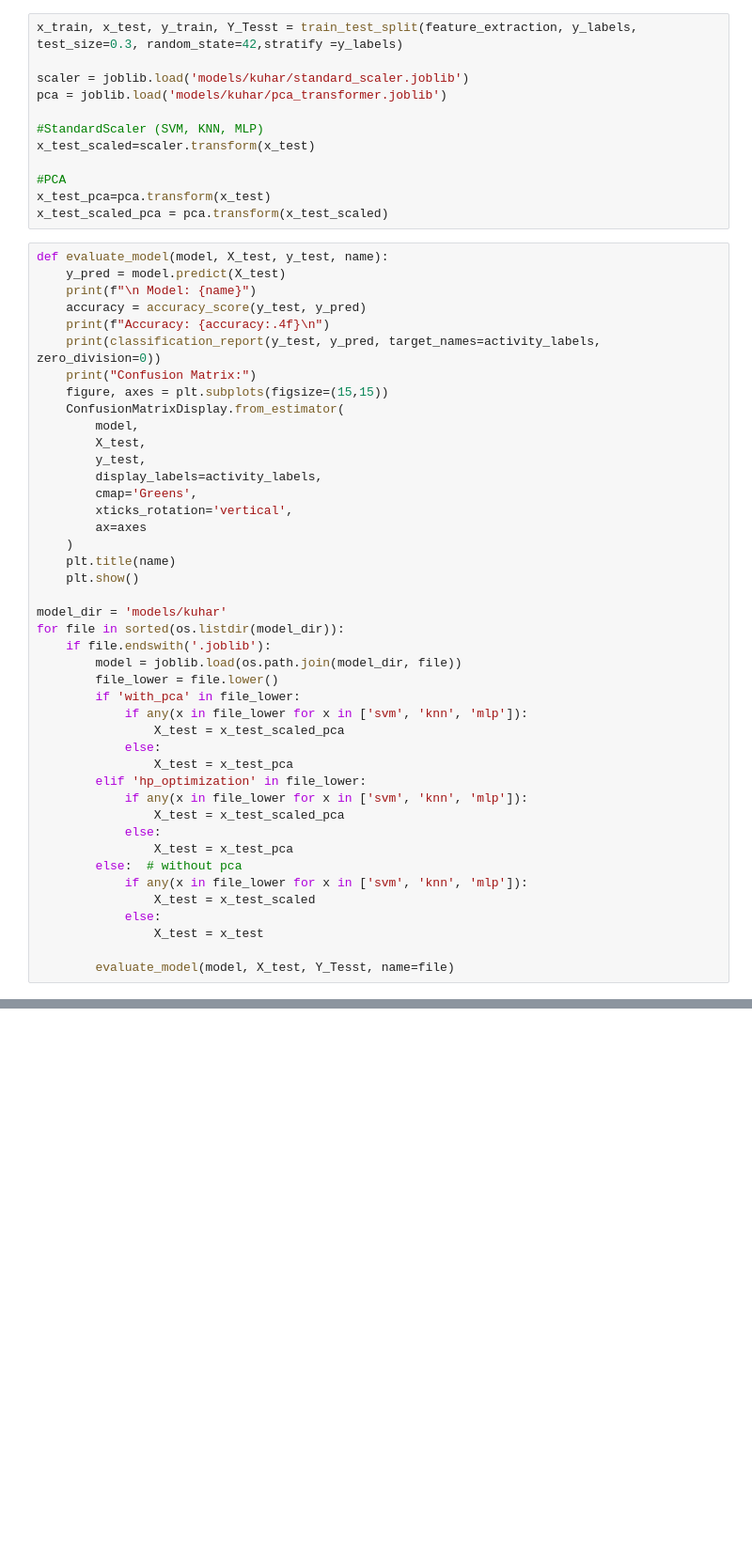
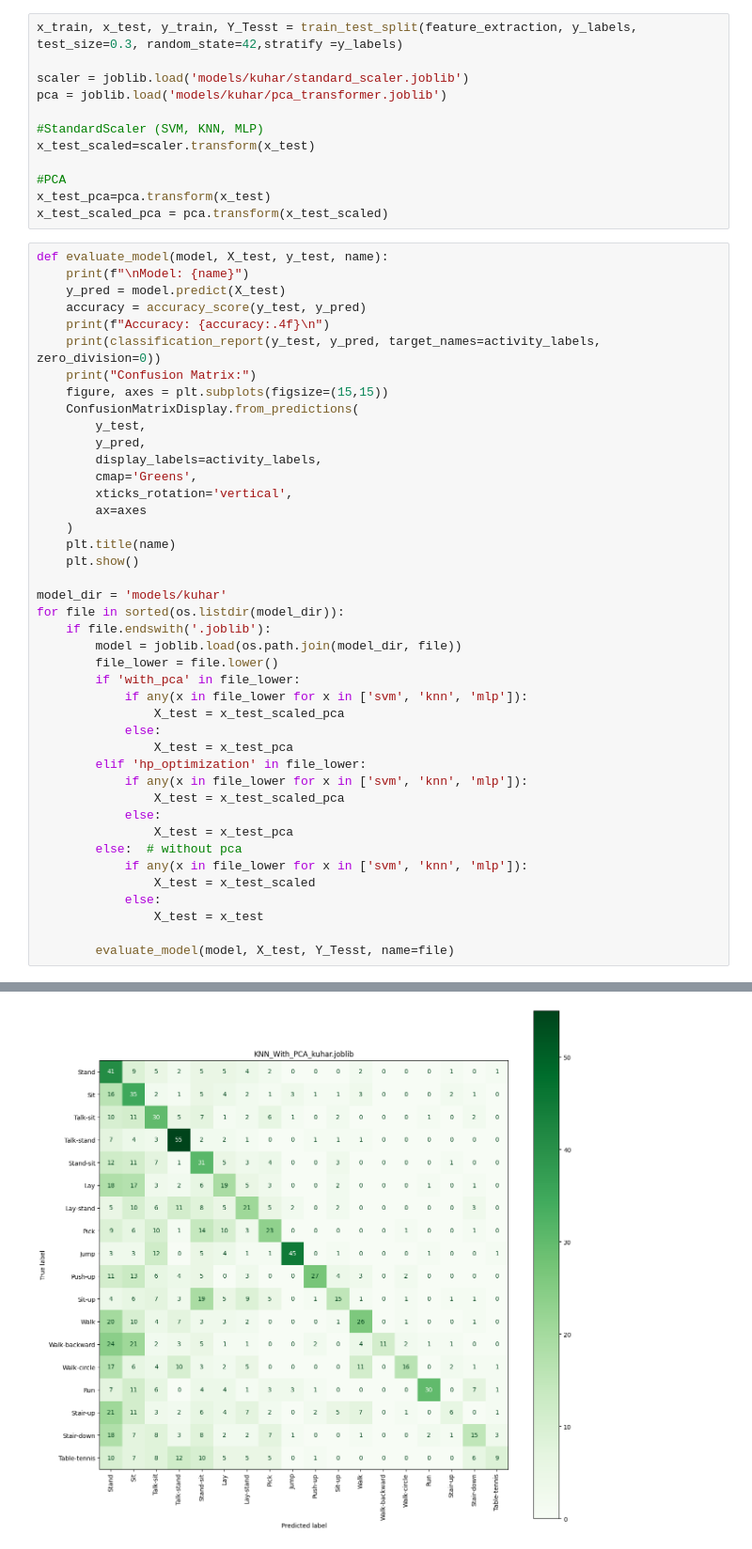
Before and after one commit to aylinShn0/Human-Activity-Recognition-with-Smart-Devices, a Jupyter notebook: KUHAR_test.ipynb, the cells around one changed output, grey strips where cells are left out. Shown: that part at 94% size. Drawn from its saved outputs; the diff is of its cells as text; blank space fills up the shorter version.

```diff
--- a/KUHAR_test.ipynb
+++ b/KUHAR_test.ipynb
@@ -93,17 +93,16 @@ x_test_pca=pca.transform(x_test)
 x_test_scaled_pca = pca.transform(x_test_scaled)
 # %%
 def evaluate_model(model, X_test, y_test, name):
+    print(f"\nModel: {name}")
     y_pred = model.predict(X_test)
-    print(f"\n Model: {name}")
     accuracy = accuracy_score(y_test, y_pred)
     print(f"Accuracy: {accuracy:.4f}\n")
     print(classification_report(y_test, y_pred, target_names=activity_labels, zero_division=0))
     print("Confusion Matrix:")
     figure, axes = plt.subplots(figsize=(15,15))
-    ConfusionMatrixDisplay.from_estimator(
-        model,
-        X_test,
+    ConfusionMatrixDisplay.from_predictions(
         y_test,
+        y_pred,
         display_labels=activity_labels,
         cmap='Greens',
         xticks_rotation='vertical',
@@ -138,0 +154 @@ ValueError: X has 8 features, but KNeighborsClassifier is expecting 9 features a
+[figure, added]
```
Also changed, not shown: parts of 1 cell of this notebook, 2 other files.
